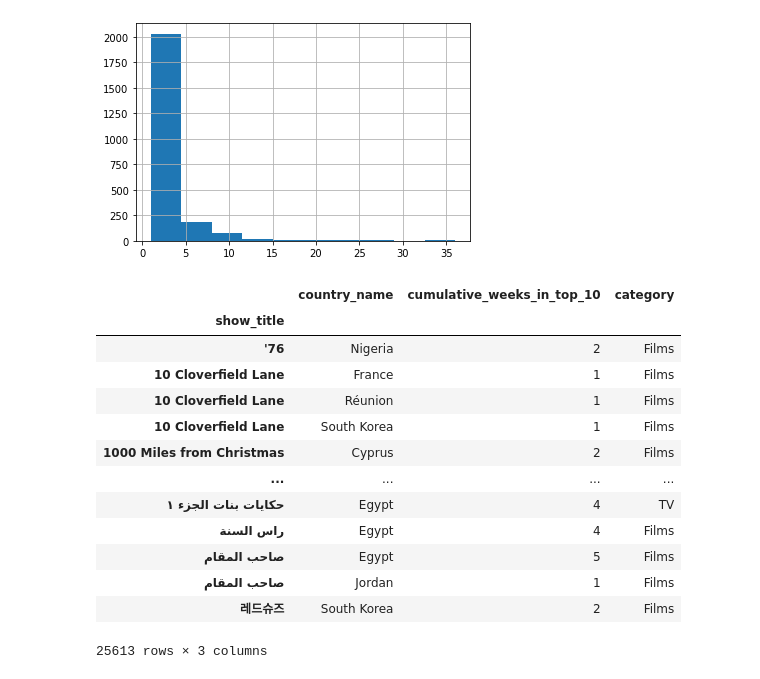
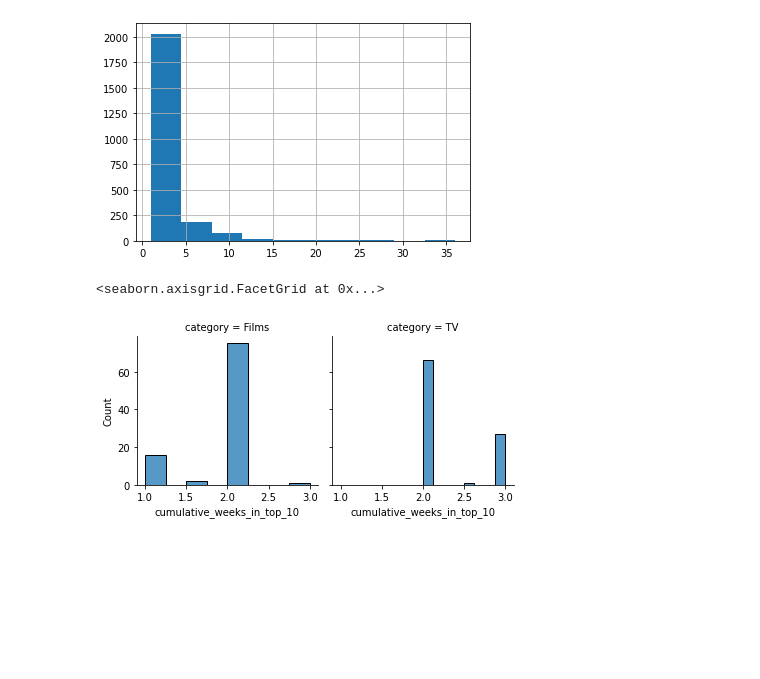
Before and after one commit to NHagar/Research-netflix, a Jupyter notebook: eda/descriptive_stats.ipynb, the cells around one changed output. Cells and saved outputs as stored; diff of their text form; code cells hidden in the pictures; blank space fills up the shorter version.

```diff
--- a/eda/descriptive_stats.ipynb
+++ b/eda/descriptive_stats.ipynb
@@ -4,6 +5,8 @@ import seaborn as sns
 # %%
 # Read in by-country file
 df = pd.read_csv("../data/all-weeks-countries.tsv", sep='\t')
+df.week = pd.to_datetime(df.week)
+df.loc[:, 'item_title'] = df.apply(lambda x: x.season_title if type(x.season_title)!=float else x.show_title, axis=1)
 # %%
 # Top line descriptive stats
 unique_values = df.nunique()
@@ -36,21 +39,12 @@ df.groupby('show_title').cumulative_weeks_in_top_10.max().hist()
 <AxesSubplot:>
 [figure]
 # %%
-# Any variation in staying power by item type/country? (mean cumulative weeks)
-weeks_by_country_item = df.groupby(['country_name', 'show_title']).cumulative_weeks_in_top_10.max().reset_index()
-weeks_by_country_item.set_index('show_title').join(df[['show_title', 'category']].drop_duplicates().set_index('show_title'))
+# Any variation in staying power by item type/country? (median cumulative weeks)
+weeks_by_country_item = df.groupby(['country_name', 'item_title']).cumulative_weeks_in_top_10.max().reset_index()
+weeks_by_country_item = weeks_by_country_item.set_index('item_title').join(df[['item_title', 'category']].drop_duplicates().set_index('item_title'))
+mean_presence_by_country = weeks_by_country_item.groupby(['country_name', 'category']).median().reset_index()
+g = sns.FacetGrid(mean_presence_by_country, col='category')
+g.map(sns.histplot, 'cumulative_weeks_in_top_10')
 # %% [output]
-|  | country_name | cumulative_weeks_in_top_10 | category |
-| show_title |  |  |  |
-| '76 | Nigeria | 2 | Films |
-| 10 Cloverfield Lane | France | 1 | Films |
-| 10 Cloverfield Lane | Réunion | 1 | Films |
-| 10 Cloverfield Lane | South Korea | 1 | Films |
-| 1000 Miles from Christmas | Cyprus | 2 | Films |
-| ... | ... | ... | ... |
-| حكايات بنات الجزء ١ | Egypt | 4 | TV |
-| راس السنة | Egypt | 4 | Films |
-| صاحب المقام | Egypt | 5 | Films |
-| صاحب المقام | Jordan | 1 | Films |
-| 레드슈즈 | South Korea | 2 | Films |
-25613 rows × 3 columns
+<seaborn.axisgrid.FacetGrid at 0x...>
+[figure, added]
```
Also changed, not shown: parts of 10 cells of this notebook.
